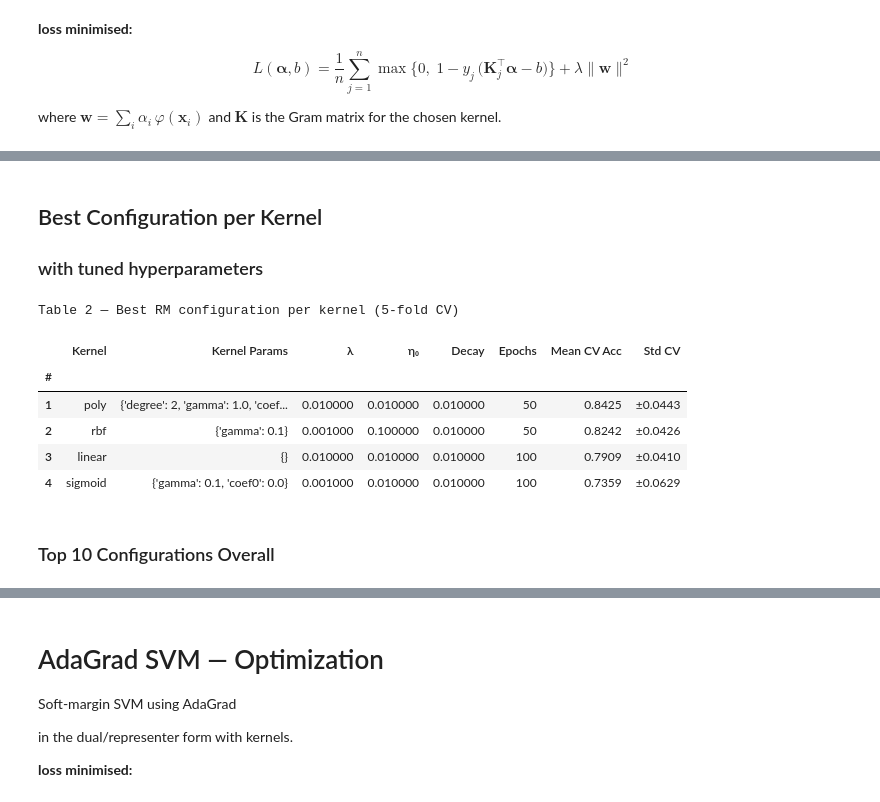
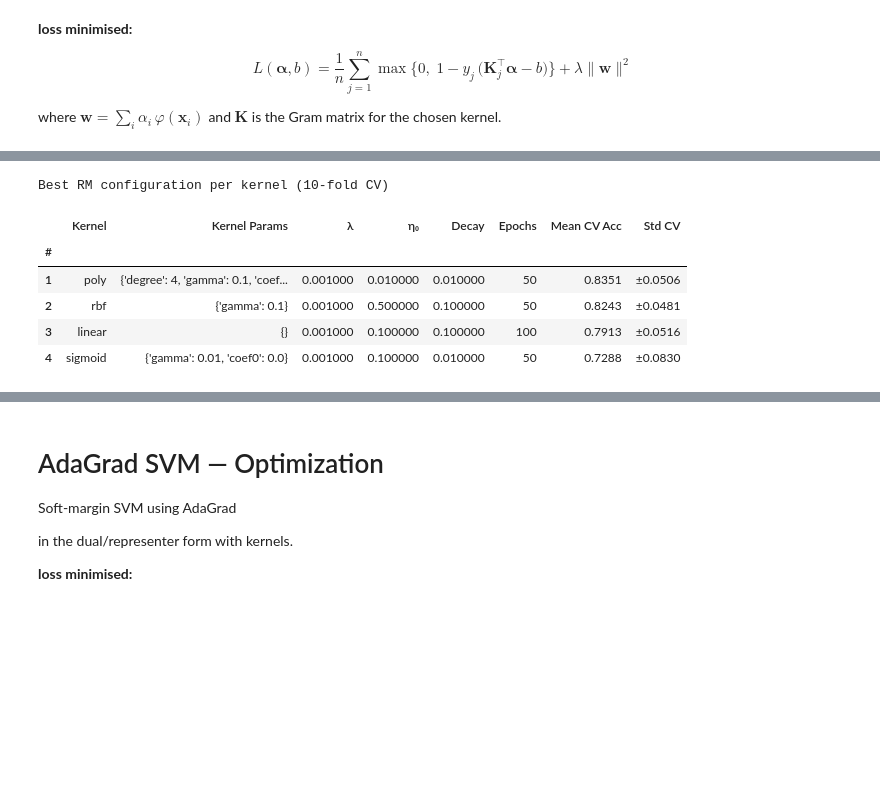
Before and after one commit to NataliiaLysenko/canada-political-party-classifier, a Jupyter notebook: notebooks/optimizers.ipynb, the cells around one changed output, grey strips where cells are left out. Drawn from its saved outputs; the diff is of its cells as text; code cells hidden in the pictures; blank space fills up the shorter version.

```diff
--- a/notebooks/optimizers.ipynb
+++ b/notebooks/optimizers.ipynb
@@ -135,27 +74,21 @@ Total configs    : 1512 × 5 folds
-# %% [markdown]
-## Best Configuration per Kernel
-### with tuned hyperparameters
 # %%
 df = joint['results_df'].copy()
 
-# Best row per kernel (by mean CV)
 idx_best = df.groupby('kernel')['mean_cv'].idxmax()
-best_per_kernel = df.loc[idx_best].sort_values('mean_cv', ascending=False).reset_index(drop=True)
+per_kernel_best_df = df.loc[idx_best].sort_values('mean_cv', ascending=False).reset_index(drop=True)
 
-display_df = best_per_kernel[['kernel', 'kernel_params', 'lambda_reg', 'eta0', 'decay', 'n_epochs', 'mean_cv', 'std_cv']].copy()
+display_df = per_kernel_best_df[['kernel', 'kernel_params', 'lambda_reg', 'eta0', 'decay', 'n_epochs', 'mean_cv', 'std_cv']].copy()
 display_df.columns = ['Kernel', 'Kernel Params', 'λ', 'η₀', 'Decay', 'Epochs', 'Mean CV Acc', 'Std CV']
 display_df['Mean CV Acc'] = display_df['Mean CV Acc'].map('{:.4f}'.format)
 display_df['Std CV']      = display_df['Std CV'].map('±{:.4f}'.format)
 display_df.index = display_df.index + 1
 display_df.index.name = '#'
-display_df.style.set_caption('Table 2 — Best RM configuration per kernel (10-fold CV)')
+display_df.style.set_caption('Best RM configuration per kernel (10-fold CV)')
 # %% [output]
-Table 2 — Best RM configuration per kernel (5-fold CV)
+Best RM configuration per kernel (10-fold CV)
 |  | Kernel | Kernel Params | λ | η₀ | Decay | Epochs | Mean CV Acc | Std CV |
 | # |  |  |  |  |  |  |  |  |
-| 1 | poly | {'degree': 2, 'gamma': 1.0, 'coef... | 0.010000 | 0.010000 | 0.010000 | 50 | 0.8425 | ±0.0443 |
-| 2 | rbf | {'gamma': 0.1} | 0.001000 | 0.100000 | 0.010000 | 50 | 0.8242 | ±0.0426 |
-| 3 | linear | {} | 0.010000 | 0.010000 | 0.010000 | 100 | 0.7909 | ±0.0410 |
-| 4 | sigmoid | {'gamma': 0.1, 'coef0': 0.0} | 0.001000 | 0.010000 | 0.010000 | 100 | 0.7359 | ±0.0629 |
+| 1 | poly | {'degree': 4, 'gamma': 0.1, 'coef... | 0.001000 | 0.010000 | 0.010000 | 50 | 0.8351 | ±0.0506 |
+| 2 | rbf | {'gamma': 0.1} | 0.001000 | 0.500000 | 0.100000 | 50 | 0.8243 | ±0.0481 |
+| 3 | linear | {} | 0.001000 | 0.100000 | 0.100000 | 100 | 0.7913 | ±0.0516 |
+| 4 | sigmoid | {'gamma': 0.01, 'coef0': 0.0} | 0.001000 | 0.100000 | 0.010000 | 50 | 0.7288 | ±0.0830 |
-# %% [markdown]
-### Top 10 Configurations Overall
```
Also changed, not shown: parts of 37 cells of this notebook, 1 other file.
